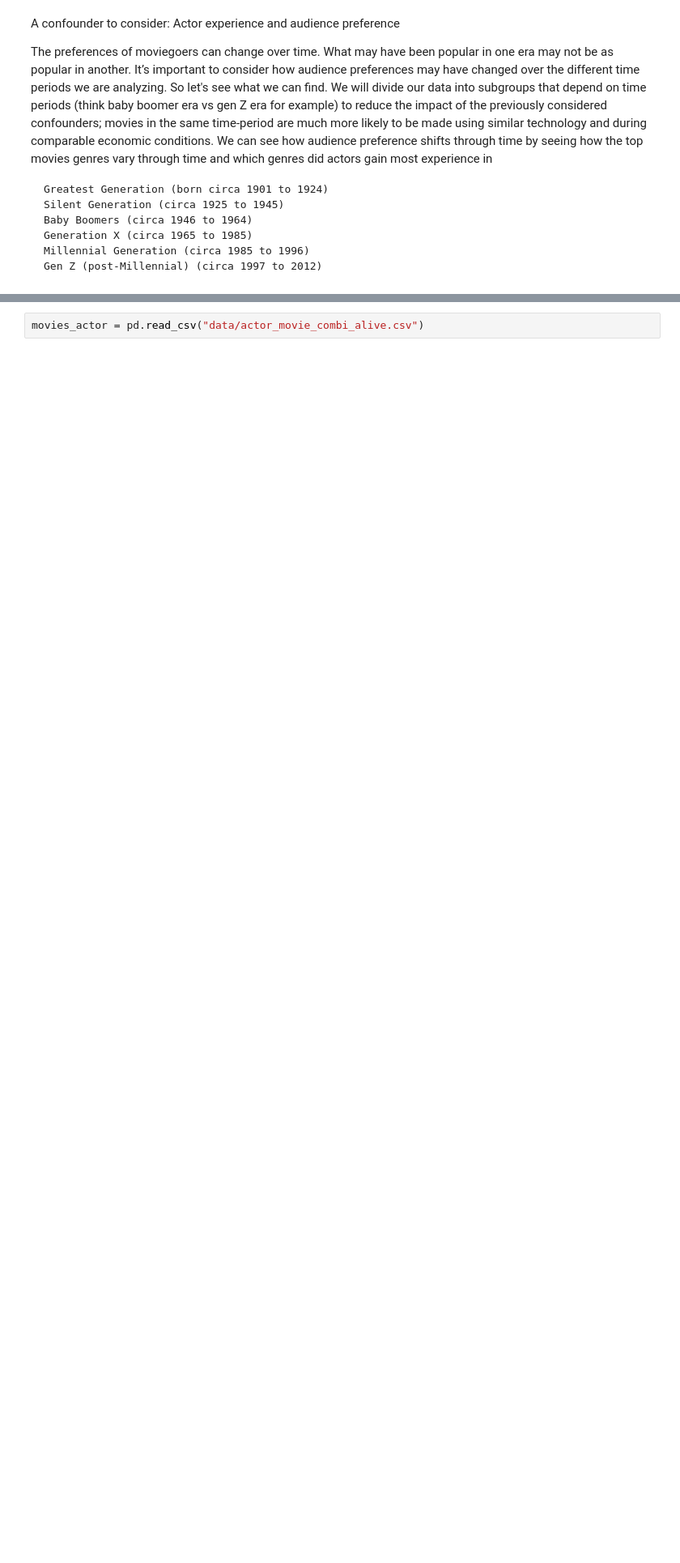
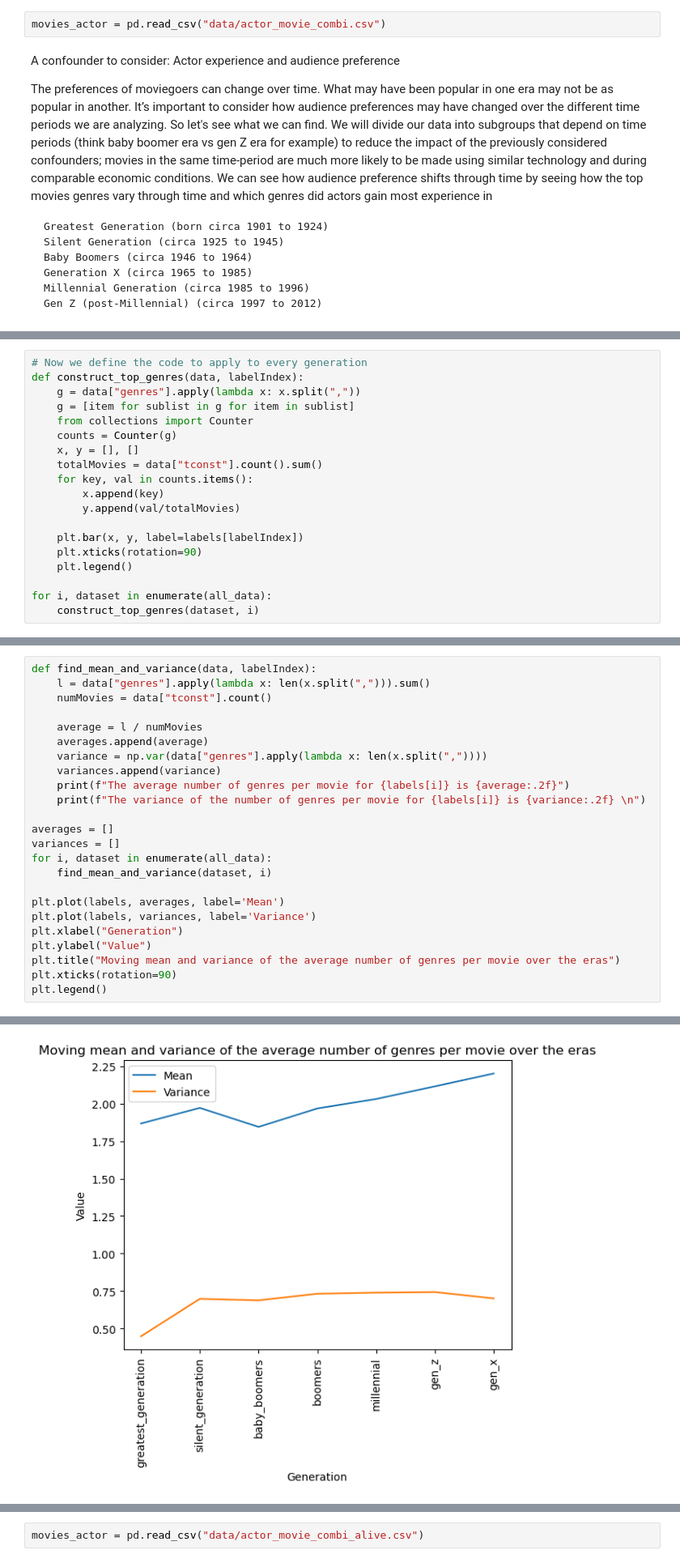
Before and after one commit to epfl-ada/ada-2022-project-jash, a Jupyter notebook: submission.ipynb, the cells around one changed output, grey strips where cells are left out. Shown at 81% size. Saved outputs shown, nothing was run; the diff lists cells and outputs as text; blank space fills up the shorter version.

```diff
--- a/submission.ipynb
+++ b/submission.ipynb
@@ -369,3 +303,5 @@ selected_movie_actor_combi.head()
+# %%
+movies_actor = pd.read_csv("data/actor_movie_combi.csv")
 # %% [markdown]
 A confounder to consider: Actor experience and audience preference
 
@@ -471,0 +339,19 @@ for genre in selected_genres:
+# %%
+# Now we define the code to apply to every generation
+def construct_top_genres(data, labelIndex):
+    g = data["genres"].apply(lambda x: x.split(","))
+    g = [item for sublist in g for item in sublist]
+    from collections import Counter
+    counts = Counter(g)
+    x, y = [], []
+    totalMovies = data["tconst"].count().sum()
+    for key, val in counts.items():
+        x.append(key)
+        y.append(val/totalMovies)
+
+    plt.bar(x, y, label=labels[labelIndex])
+    plt.xticks(rotation=90)
+    plt.legend()
+
+for i, dataset in enumerate(all_data):
+    construct_top_genres(dataset, i)
@@ -471,0 +362,25 @@ for genre in selected_genres:
+# %%
+def find_mean_and_variance(data, labelIndex):
+    l = data["genres"].apply(lambda x: len(x.split(","))).sum()
+    numMovies = data["tconst"].count()
+
+    average = l / numMovies
+    averages.append(average)
+    variance = np.var(data["genres"].apply(lambda x: len(x.split(","))))
+    variances.append(variance)
+    print(f"The average number of genres per movie for {labels[i]} is {average:.2f}")
+    print(f"The variance of the number of genres per movie for {labels[i]} is {variance:.2f} \n")
+
+averages = []
+variances = []
+for i, dataset in enumerate(all_data):
+    find_mean_and_variance(dataset, i)
+
+plt.plot(labels, averages, label='Mean')
+plt.plot(labels, variances, label='Variance')
+plt.xlabel("Generation")
+plt.ylabel("Value")
+plt.title("Moving mean and variance of the average number of genres per movie over the eras")
+plt.xticks(rotation=90)
+plt.legend()
+# %% [output]
@@ -472,3 +408,4 @@ for genre in selected_genres:
+[figure, added]
 # %% [markdown]
 ## Visualise actor feature change over generations for each genre
 Since weighting the average with any success metrics does not really matter, we are not considering a movie success metric for the following visuals. This means that we cannot say that those are the profiles of successfull actors.
```
Also changed, not shown: parts of 12 cells of this notebook.
